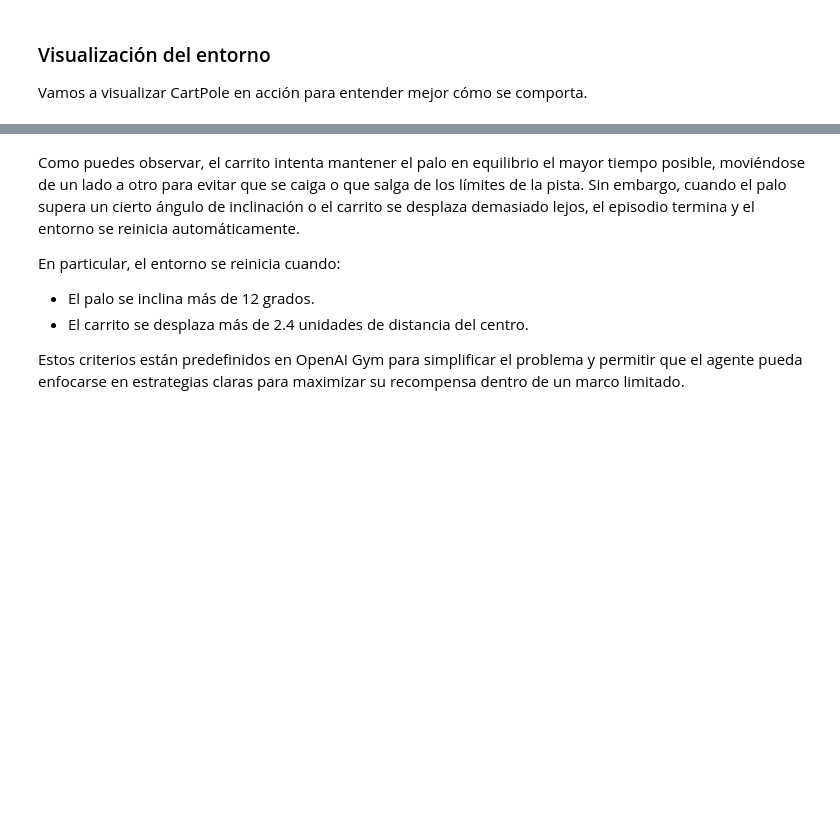
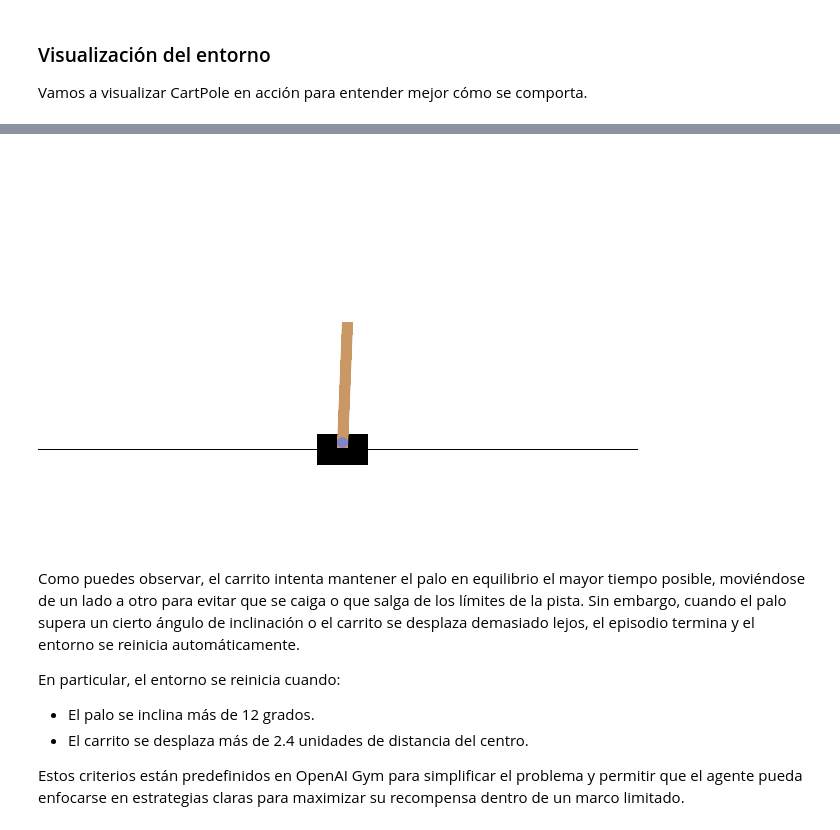
Before and after one commit to ManuelEspejo/Fundamentos-Machine-Learning, a Jupyter notebook: notebooks/03_Aprendizaje-Por-Refuerzo.ipynb, the cells around one changed output, grey strips where cells are left out. Saved outputs shown, nothing was run; the diff lists cells and outputs as text; code cells hidden in the pictures; blank space fills up the shorter version.

Commit message:
Update reinforcement learning notebook to use Gymnasium, adjust execution counts, and enhance CartPole environment setup with frame capturing and saving functionality.

```diff
--- a/notebooks/03_Aprendizaje-Por-Refuerzo.ipynb
+++ b/notebooks/03_Aprendizaje-Por-Refuerzo.ipynb
@@ -574,20 +560,44 @@ AttributeError: module 'numpy' has no attribute 'bool8'
-# %%
-# Crear el entorno CartPole
-env = gym.make("CartPole-v1", render_mode="human")
-observation, info = env.reset()
-
-# Simulación con pausa entre frames
-for _ in range(200):
-    env.render()  # Mostrar el entorno
-    action = env.action_space.sample()  # Elegir acción aleatoria
-    observation, reward, terminated, truncated, info = env.step(action)
-
-    time.sleep(0.005)  # Añadir una pequeña pausa para ver mejor la simulación
-
-    if terminated or truncated:
-        observation, info = env.reset()  # Reiniciar si el episodio termina
-        time.sleep(0.5)  # Pausa entre episodios
-env.close()
+# %%
+# Detectar si estamos en Colab (para la ruta del gif)
+in_colab = 'google.colab' in str(get_ipython())
+
+# Definir la ruta de guardado según el entorno
+if in_colab:
+    save_path = 'GIF_CartPole.gif'
+else:
+    # En local, guardamos en /docs/imgs
+    save_path = '../docs/imgs/GIF_CartPole.gif'
+    # Asegurarnos de que el directorio existe
+    os.makedirs('../docs/imgs', exist_ok=True)
+
+# Crear el entorno
+env = gym.make("CartPole-v1", render_mode="rgb_array")
+observation = env.reset()[0]
+
+# Lista para almacenar los frames
+frames = []
+
+# Simulación y captura de frames
+for _ in range(200):
+    # Renderizar y guardar el frame
+    frame = env.render()
+    frames.append(PIL.Image.fromarray(frame))
+
+    # Realizar acción aleatoria
+    action = env.action_space.sample()
+    observation, reward, terminated, truncated, info = env.step(action)
+
+    if terminated or truncated:
+        observation = env.reset()[0]
+
+env.close()
+
+# Mostrar la animación
+display.clear_output(wait=True)
+frames[0].save(save_path, save_all=True, append_images=frames[1:], duration=50, loop=0)
+display.Image(save_path)
+# %% [output]
+[figure, added]
 # %% [markdown]
 Como puedes observar, el carrito intenta mantener el palo en equilibrio el mayor tiempo posible, moviéndose de un lado a otro para evitar que se caiga o que salga de los límites de la pista. Sin embargo, cuando el palo supera un cierto ángulo de inclinación o el carrito se desplaza demasiado lejos, el episodio termina y el entorno se reinicia automáticamente.
 
```
Also changed, not shown: parts of 5 cells of this notebook.
